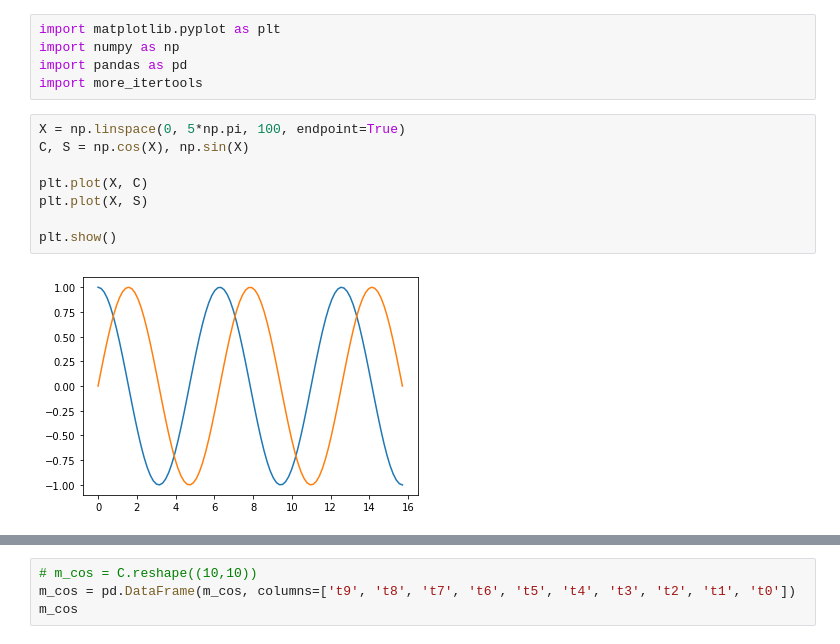
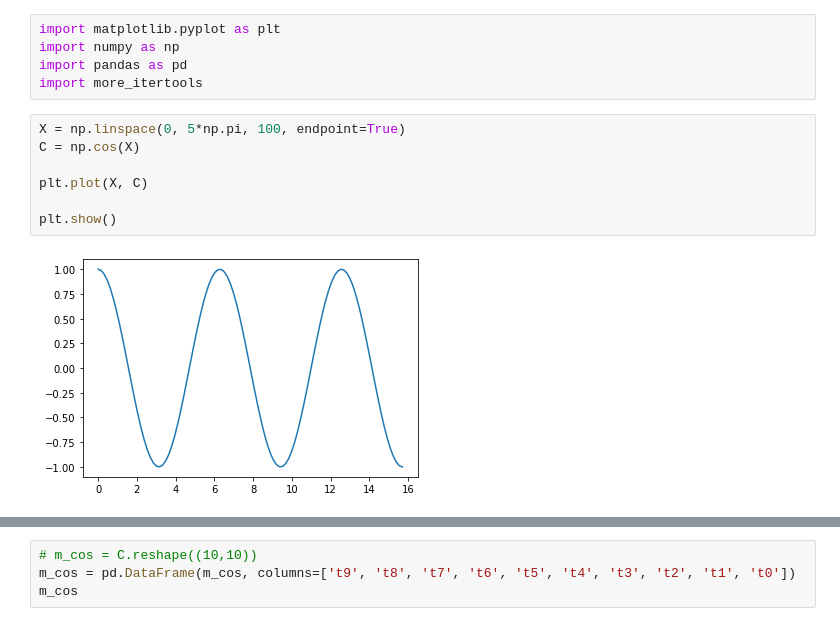
Before and after one commit to bruna-capistrano/TrabalhoPPA, a Jupyter notebook: predicao_cosseno.ipynb, the cells around one changed output, grey strips where cells are left out. Saved outputs shown, nothing was run; the diff lists cells and outputs as text.

```diff
--- a/predicao_cosseno.ipynb
+++ b/predicao_cosseno.ipynb
@@ -5,13 +5,12 @@ import pandas as pd
 import more_itertools
 # %%
 X = np.linspace(0, 5*np.pi, 100, endpoint=True)
-C, S = np.cos(X), np.sin(X)
+C = np.cos(X)
 
 plt.plot(X, C)
-plt.plot(X, S)
 
 plt.show()
 # %% [output]
-[figure, old version]
+[figure, new version]
 # %%
 m_cos = list(more_itertools.windowed(C,10))
```
Also changed, not shown: parts of 10 cells of this notebook.
